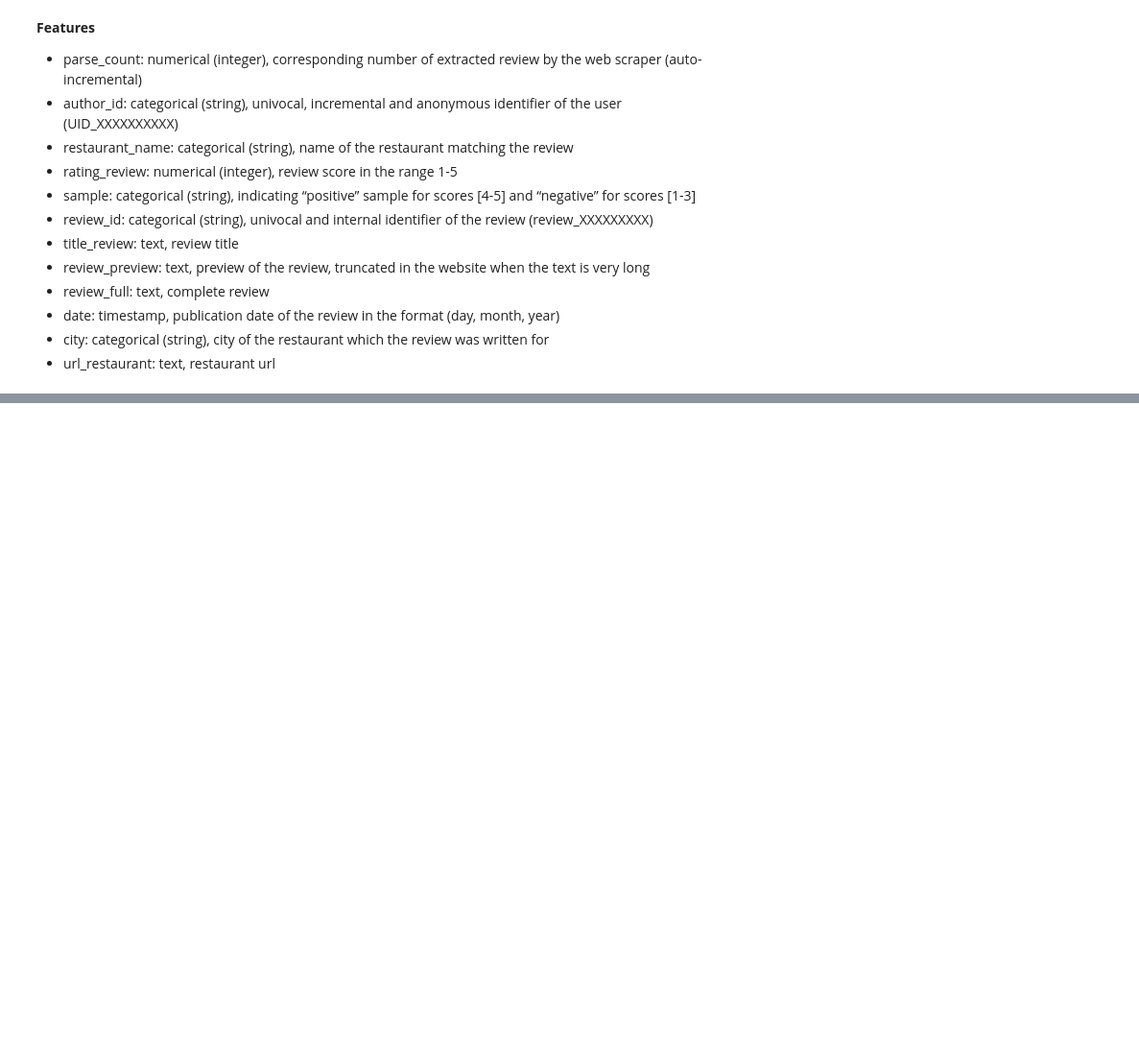
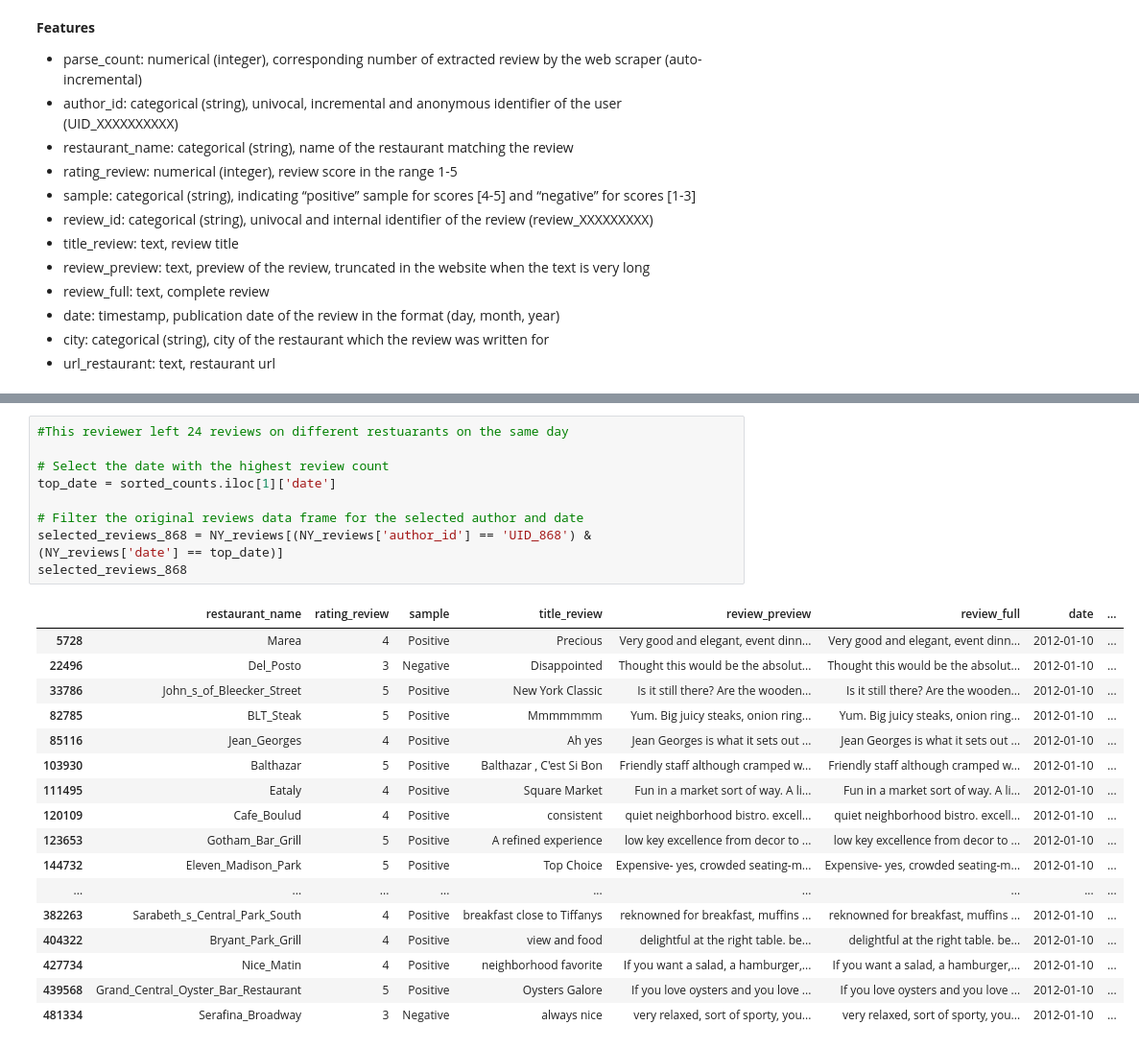
Before and after one commit to OxanaDrotieva/TripAdvisor_NLP, a Jupyter notebook: NY_reviews_cleaned.ipynb, the cells around one changed output, grey strips where cells are left out. Shown at 96% size. Saved outputs shown, nothing was run; the diff lists cells and outputs as text; blank space fills up the shorter version.

```diff
--- a/NY_reviews_cleaned.ipynb
+++ b/NY_reviews_cleaned.ipynb
@@ -168,0 +163,27 @@ sns.countplot(x=NY_reviews['rating_review'])
+# %%
+#This reviewer left 24 reviews on different restuarants on the same day
+
+# Select the date with the highest review count
+top_date = sorted_counts.iloc[1]['date']
+
+# Filter the original reviews data frame for the selected author and date
+selected_reviews_868 = NY_reviews[(NY_reviews['author_id'] == 'UID_868') & (NY_reviews['date'] == top_date)]
+selected_reviews_868
+# %% [output]
+|  | restaurant_name | rating_review | sample | title_review | review_preview | review_full | date | ... |
+| 5728 | Marea | 4 | Positive | Precious | Very good and elegant, event dinn... | Very good and elegant, event dinn... | 2012-01-10 | ... |
+| 22496 | Del_Posto | 3 | Negative | Disappointed | Thought this would be the absolut... | Thought this would be the absolut... | 2012-01-10 | ... |
+| 33786 | John_s_of_Bleecker_Street | 5 | Positive | New York Classic | Is it still there? Are the wooden... | Is it still there? Are the wooden... | 2012-01-10 | ... |
+| 82785 | BLT_Steak | 5 | Positive | Mmmmmmm | Yum. Big juicy steaks, onion ring... | Yum. Big juicy steaks, onion ring... | 2012-01-10 | ... |
+| 85116 | Jean_Georges | 4 | Positive | Ah yes | Jean Georges is what it sets out ... | Jean Georges is what it sets out ... | 2012-01-10 | ... |
+| 103930 | Balthazar | 5 | Positive | Balthazar , C'est Si Bon | Friendly staff although cramped w... | Friendly staff although cramped w... | 2012-01-10 | ... |
+| 111495 | Eataly | 4 | Positive | Square Market | Fun in a market sort of way. A li... | Fun in a market sort of way. A li... | 2012-01-10 | ... |
+| 120109 | Cafe_Boulud | 4 | Positive | consistent | quiet neighborhood bistro. excell... | quiet neighborhood bistro. excell... | 2012-01-10 | ... |
+| 123653 | Gotham_Bar_Grill | 5 | Positive | A refined experience | low key excellence from decor to ... | low key excellence from decor to ... | 2012-01-10 | ... |
+| 144732 | Eleven_Madison_Park | 5 | Positive | Top Choice | Expensive- yes, crowded seating-m... | Expensive- yes, crowded seating-m... | 2012-01-10 | ... |
+| ... | ... | ... | ... | ... | ... | ... | ... | ... |
+| 382263 | Sarabeth_s_Central_Park_South | 4 | Positive | breakfast close to Tiffanys | reknowned for breakfast, muffins ... | reknowned for breakfast, muffins ... | 2012-01-10 | ... |
+| 404322 | Bryant_Park_Grill | 4 | Positive | view and food | delightful at the right table. be... | delightful at the right table. be... | 2012-01-10 | ... |
+| 427734 | Nice_Matin | 4 | Positive | neighborhood favorite | If you want a salad, a hamburger,... | If you want a salad, a hamburger,... | 2012-01-10 | ... |
+| 439568 | Grand_Central_Oyster_Bar_Restaurant | 5 | Positive | Oysters Galore | If you love oysters and you love ... | If you love oysters and you love ... | 2012-01-10 | ... |
+| 481334 | Serafina_Broadway | 3 | Negative | always nice | very relaxed, sort of sporty, you... | very relaxed, sort of sporty, you... | 2012-01-10 | ... |
```
Also changed, not shown: parts of 35 cells of this notebook.
